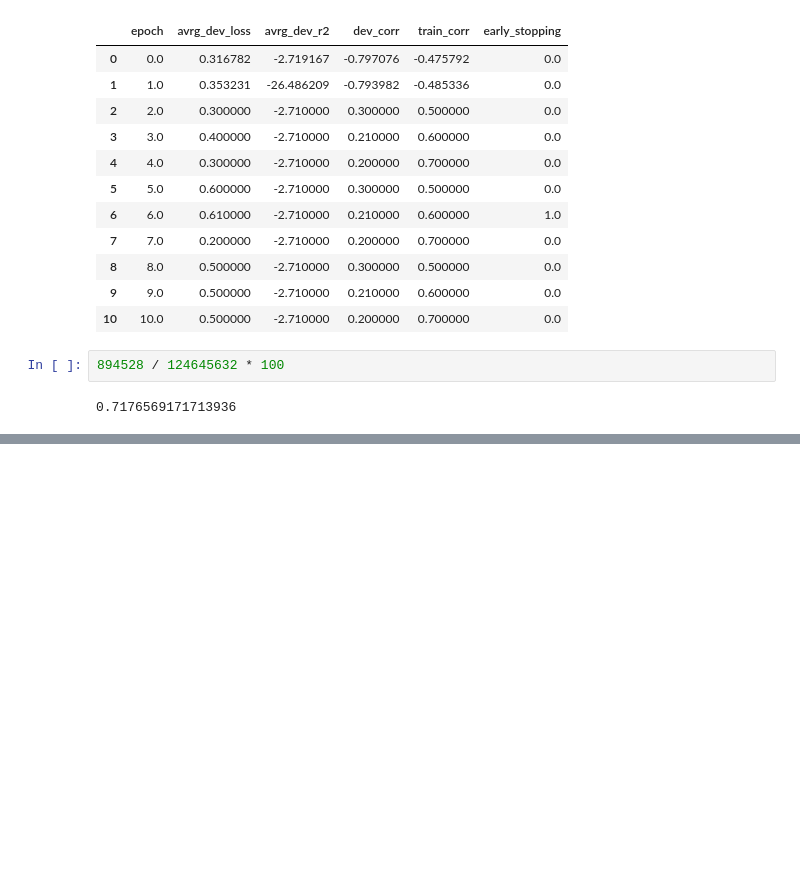
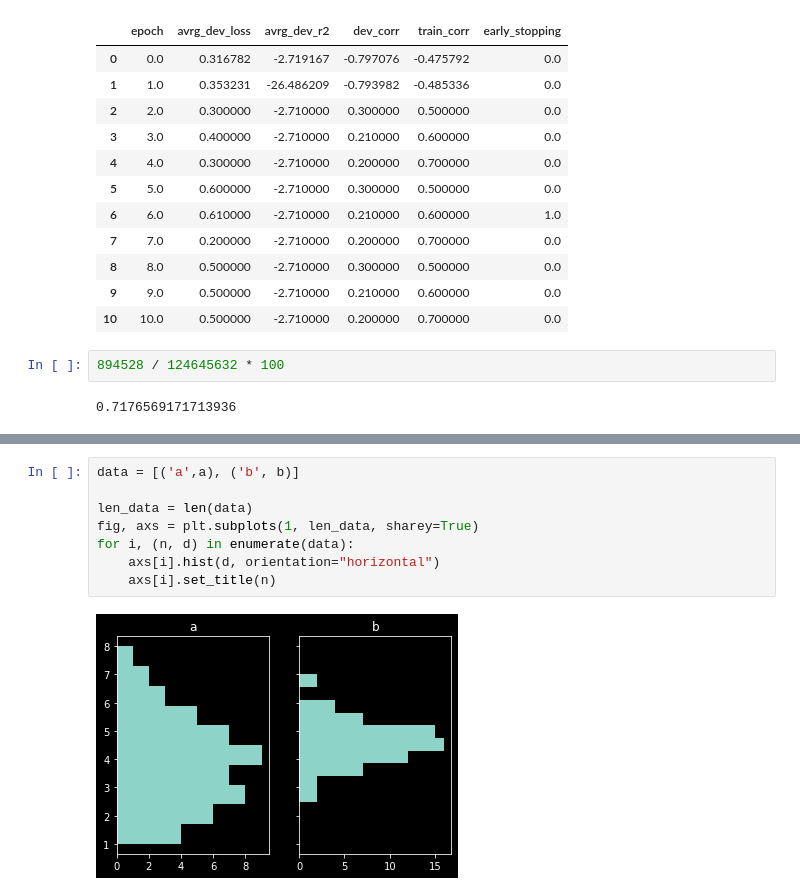
Before and after one commit to myrazma/2022_Masterthesis_Code, a Jupyter notebook: analysis/tryout.ipynb, the cells around one changed output, grey strips where cells are left out. Cells and saved outputs as stored; diff of their text form; blank space fills up the shorter version.

```diff
--- a/analysis/tryout.ipynb
+++ b/analysis/tryout.ipynb
@@ -214,0 +247,10 @@ h
+# %%
+data = [('a',a), ('b', b)]
+
+len_data = len(data)
+fig, axs = plt.subplots(1, len_data, sharey=True)
+for i, (n, d) in enumerate(data):
+    axs[i].hist(d, orientation="horizontal")
+    axs[i].set_title(n)
+# %% [output]
+[figure, added]
```
Also changed, not shown: parts of 9 cells of this notebook, 4 other files.
